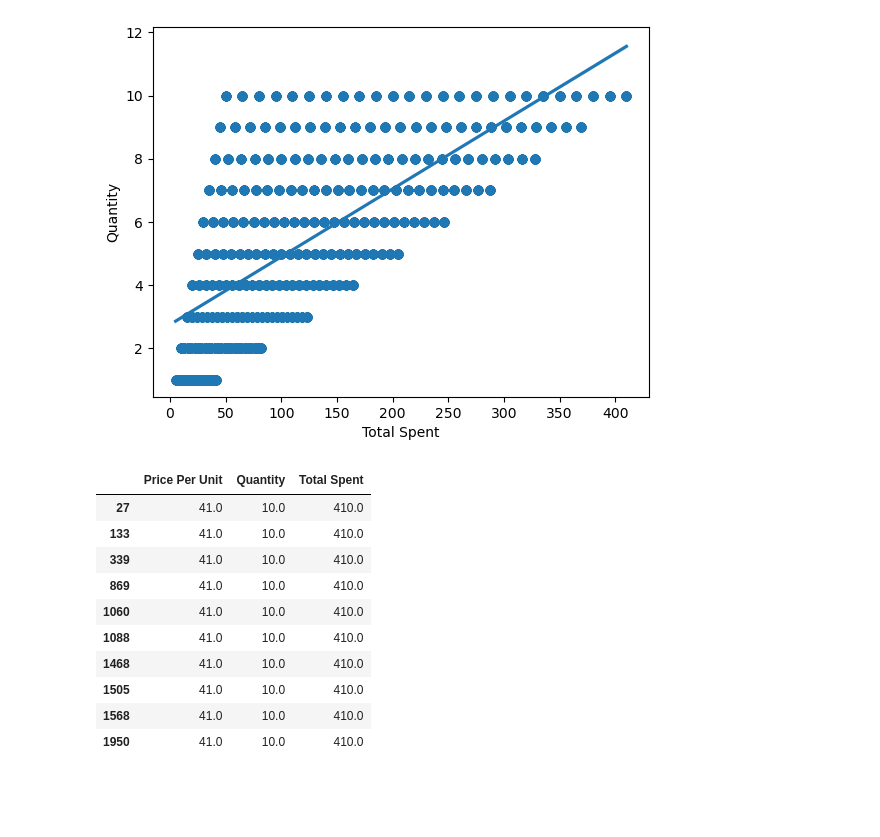
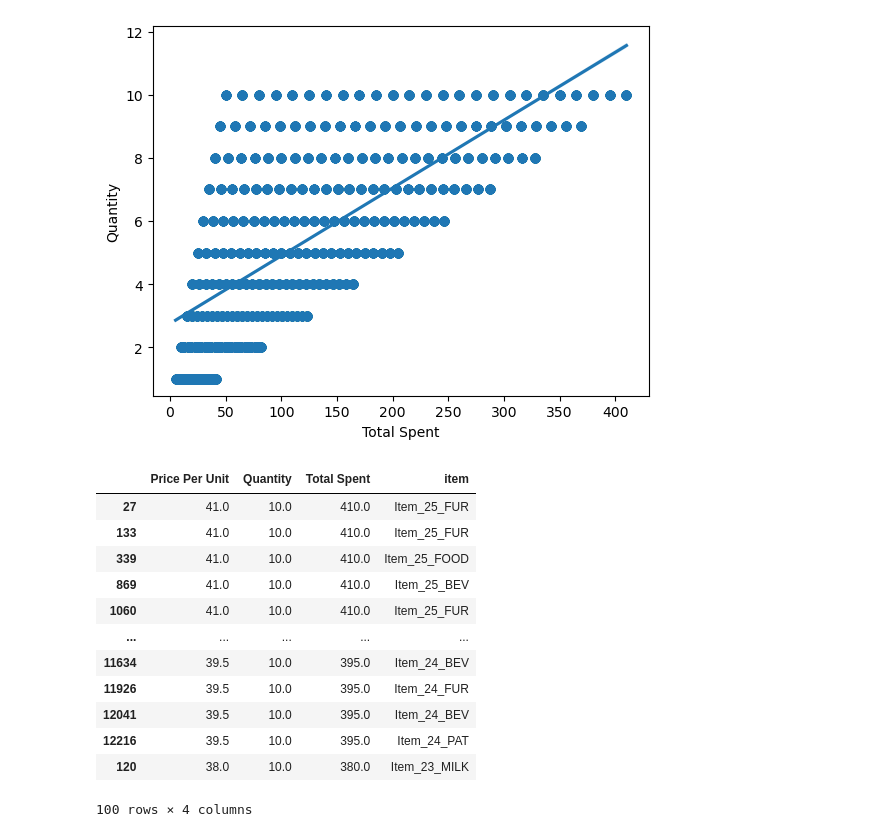
Before and after one commit to nithinarevankar/Data-Analytics-Store-Room, a Jupyter notebook: Notebooks/retail_sales_analysis.ipynb, the cells around one changed output. Saved outputs shown, nothing was run; the diff lists cells and outputs as text; code cells hidden in the pictures; blank space fills up the shorter version.

```diff
--- a/Notebooks/retail_sales_analysis.ipynb
+++ b/Notebooks/retail_sales_analysis.ipynb
@@ -130,17 +130,20 @@ sns.regplot(data=num_df,x='Total Spent',y='Quantity')
 <Axes: xlabel='Total Spent', ylabel='Quantity'>
 [figure]
 # %%
-num_df.nlargest(10,'Total Spent')
-# raw_df.loc[[27,133,339,869,1060,1088,1468],'Item']
+relation = num_df.nlargest(100,'Total Spent')
+relation['item'] = raw_df.loc[relation.index,'Item']
+relation
 # %% [output]
-|  | Price Per Unit | Quantity | Total Spent |
-| 27 | 41.0 | 10.0 | 410.0 |
-| 133 | 41.0 | 10.0 | 410.0 |
-| 339 | 41.0 | 10.0 | 410.0 |
-| 869 | 41.0 | 10.0 | 410.0 |
-| 1060 | 41.0 | 10.0 | 410.0 |
-| 1088 | 41.0 | 10.0 | 410.0 |
-| 1468 | 41.0 | 10.0 | 410.0 |
-| 1505 | 41.0 | 10.0 | 410.0 |
-| 1568 | 41.0 | 10.0 | 410.0 |
-| 1950 | 41.0 | 10.0 | 410.0 |
+|  | Price Per Unit | Quantity | Total Spent | item |
+| 27 | 41.0 | 10.0 | 410.0 | Item_25_FUR |
+| 133 | 41.0 | 10.0 | 410.0 | Item_25_FUR |
+| 339 | 41.0 | 10.0 | 410.0 | Item_25_FOOD |
+| 869 | 41.0 | 10.0 | 410.0 | Item_25_BEV |
+| 1060 | 41.0 | 10.0 | 410.0 | Item_25_FUR |
+| ... | ... | ... | ... | ... |
+| 11634 | 39.5 | 10.0 | 395.0 | Item_24_BEV |
+| 11926 | 39.5 | 10.0 | 395.0 | Item_24_FUR |
+| 12041 | 39.5 | 10.0 | 395.0 | Item_24_BEV |
+| 12216 | 39.5 | 10.0 | 395.0 | Item_24_PAT |
+| 120 | 38.0 | 10.0 | 380.0 | Item_23_MILK |
+100 rows × 4 columns
```
Also changed, not shown: parts of 2 cells of this notebook, 1 other file.
